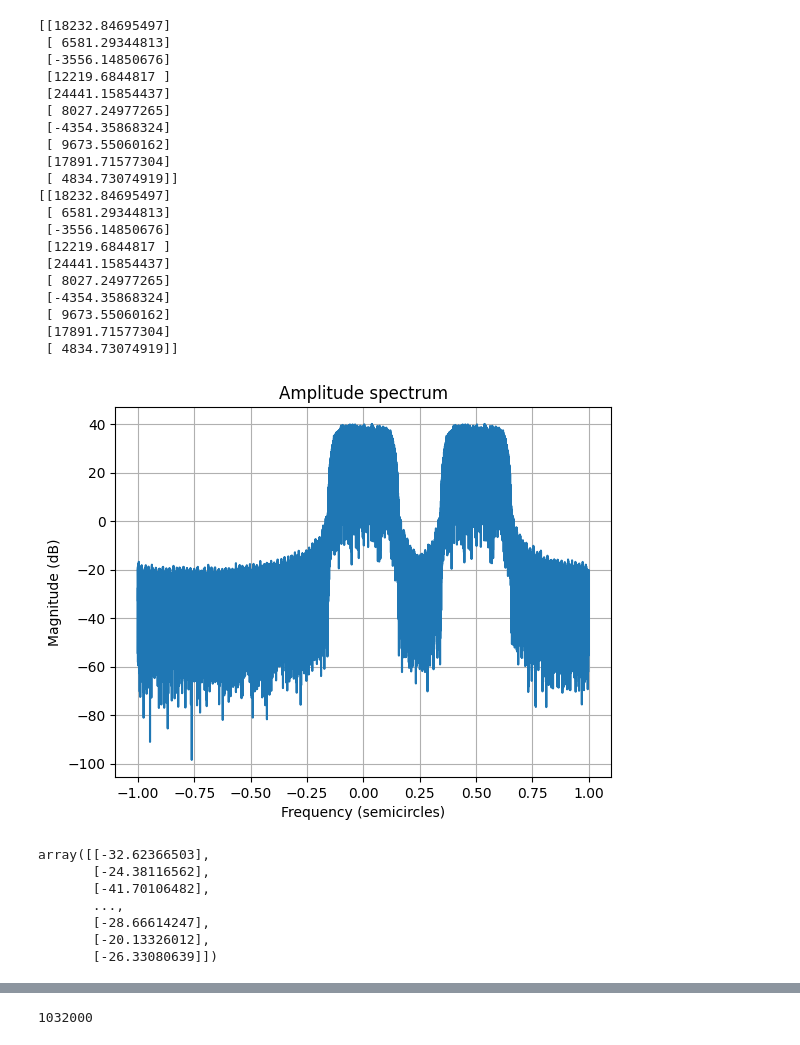
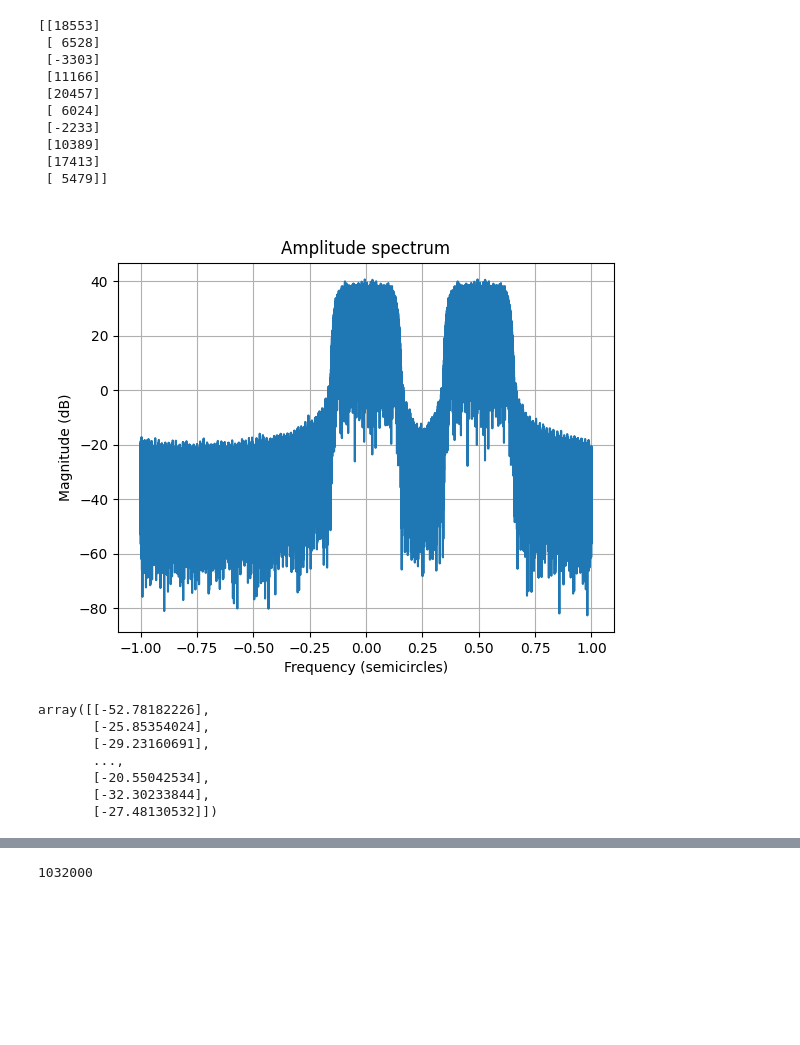
Before and after one commit to incredibleSaint/signal_processing, a Jupyter notebook: rrc_filtering.ipynb, the cells around one changed output, grey strips where cells are left out. Drawn from its saved outputs; the diff is of its cells as text; code cells hidden in the pictures; blank space fills up the shorter version.

```diff
--- a/rrc_filtering.ipynb
+++ b/rrc_filtering.ipynb
@@ -22,46 +26,32 @@ def downscale_to_i16(signal):
     print(coeff)
     return signal * (coeff)
 # %%
-file_path = "qpsk_rrc_float64.bin"
-data_type = 'float64'
+file_path = "qpsk_rrc_int16.bin"
+data_type = 'int16'
 
 source_samples = dsp_lib.read_signal(file_path, data_type, 0, 0, '')
 # %%
-
-dsp_lib.sum_double_val(8, 9)
-dsp_lib.make_cmplx_sig(source_samples)
-
 sig = dsp_lib.make_cmplx_sig(source_samples)
 dsp_lib.plot_spectrum(sig, 0)
 # %% [output]
-[[18232.84695497]
- [ 6581.29344813]
- [-3556.14850676]
- [12219.6844817 ]
- [24441.15854437]
- [ 8027.24977265]
- [-4354.35868324]
- [ 9673.55060162]
- [17891.71577304]
- [ 4834.73074919]]
-[[18232.84695497]
- [ 6581.29344813]
- [-3556.14850676]
- [12219.6844817 ]
- [24441.15854437]
- [ 8027.24977265]
- [-4354.35868324]
- [ 9673.55060162]
- [17891.71577304]
- [ 4834.73074919]]
+[[18553]
+ [ 6528]
+ [-3303]
+ [11166]
+ [20457]
+ [ 6024]
+ [-2233]
+ [10389]
+ [17413]
+ [ 5479]]
-[figure, old version]
+[figure, new version]
-array([[-32.62366503],
-       [-24.38116562],
-       [-41.70106482],
+array([[-52.78182226],
+       [-25.85354024],
+       [-29.23160691],
        ...,
-       [-28.66614247],
-       [-20.13326012],
-       [-26.33080639]])
+       [-20.55042534],
+       [-32.30233844],
+       [-27.48130532]])
 # %%
 N = 129
 Fs = 1
```
Also changed, not shown: parts of 7 cells of this notebook, 2 other files.
